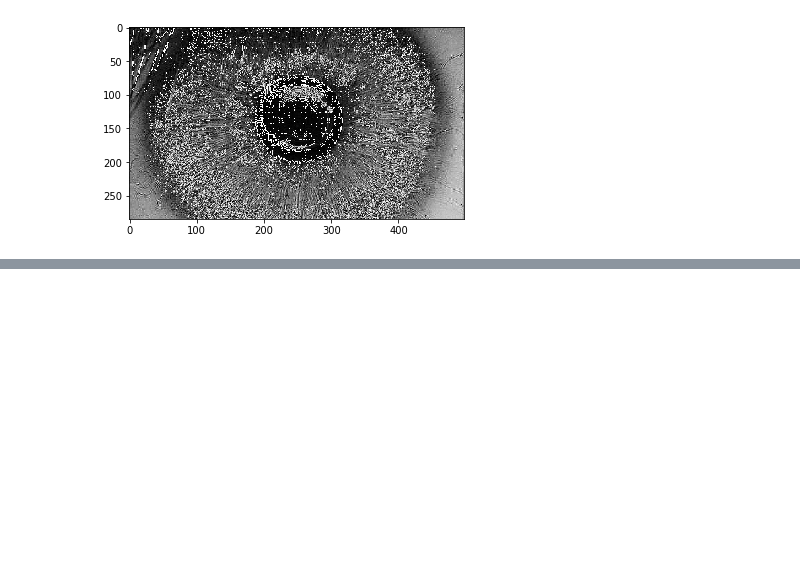
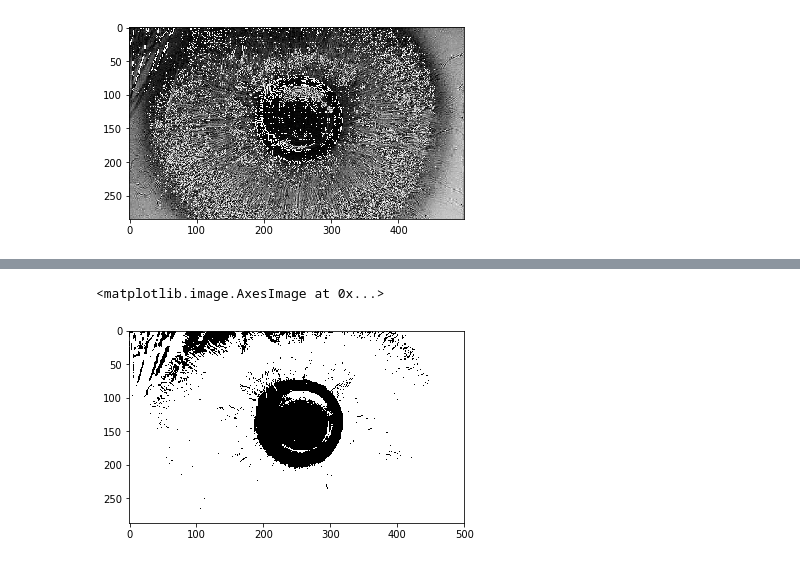
Before and after one commit to alcaster/Biometry-October, a Jupyter notebook: Operation on pixels.ipynb, the cells around one changed output, grey strips where cells are left out. Saved outputs shown, nothing was run; the diff lists cells and outputs as text; code cells hidden in the pictures; blank space fills up the shorter version.

```diff
--- a/Operation on pixels.ipynb
+++ b/Operation on pixels.ipynb
@@ -227,0 +315,6 @@ Origin shape (287, 500, 3) --> New shape (285, 498, 3)
+# %%
+iris_segmentation = get_global_thresholding_simple(iris_segmentation, 1)
+imshow(iris_segmentation)
+# %% [output]
+<matplotlib.image.AxesImage at 0x...>
+[figure, added]
```
Also changed, not shown: parts of 18 cells of this notebook, 1 other file.
